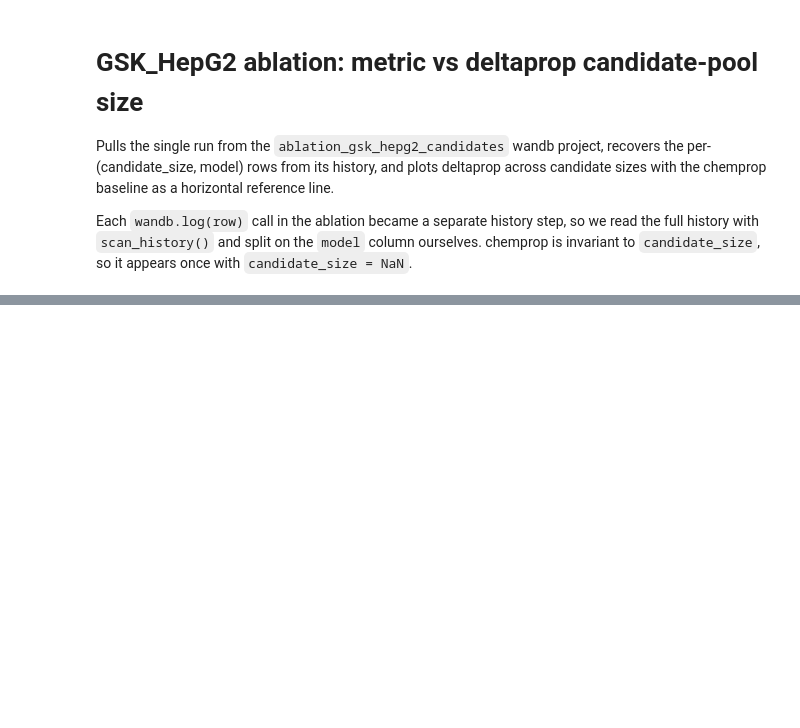
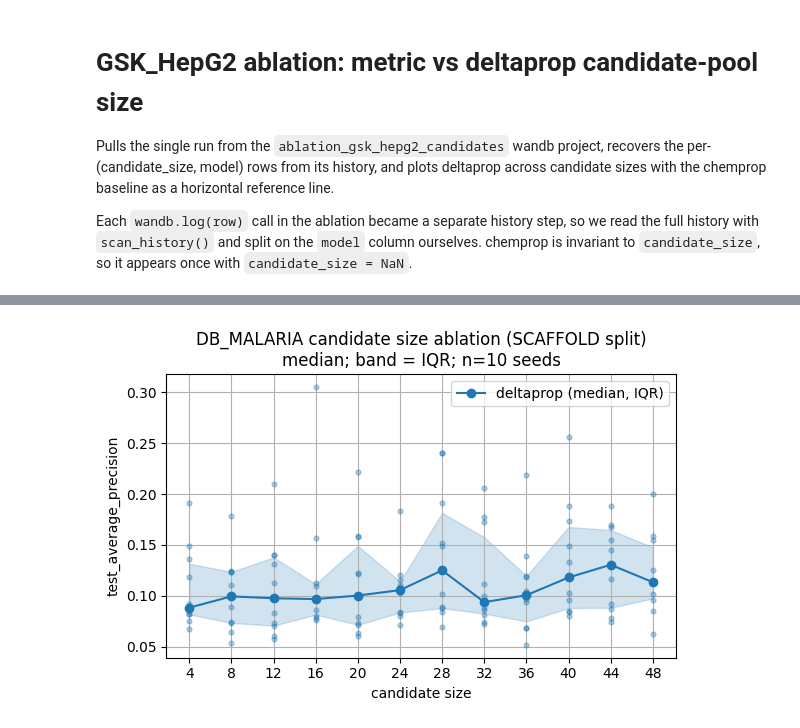
Before and after one commit to rahuldeve/delta, a Jupyter notebook: ablation/plot_db_malaria_candidate_ablation.ipynb, the cells around one changed output, grey strips where cells are left out. Saved outputs shown, nothing was run; the diff lists cells and outputs as text; code cells hidden in the pictures; blank space fills up the shorter version.

Commit message:
update plotting notebooks

```diff
--- a/ablation/plot_db_malaria_candidate_ablation.ipynb
+++ b/ablation/plot_db_malaria_candidate_ablation.ipynb
@@ -26,5 +29,7 @@ run.name, run.id
 # %%
-# Full, unsampled history -> one row per (candidate_size, model).
+# Full, unsampled history -> one row per (candidate_size, model, seed).
 df = pd.DataFrame(run.scan_history())
-df = df[["candidate_size", "model", "n_train", METRIC]].sort_values(["model", "candidate_size"])
+df = df[["candidate_size", "seed", "model", "n_train", METRIC]].sort_values(
+    ["model", "candidate_size", "seed"]
+)
 df
@@ -31,27 +50,76 @@ df
 # %%
-delta = df[df["model"] == "deltaprop"].sort_values("candidate_size")
-chemprop = df[df["model"] == "chemprop"]
+# Aggregate across seeds: median + IQR (Q1-Q3) per candidate size.
+# Average precision is mildly right-skewed across seeds, so the median is a more honest
+# summary of typical performance than the mean; raw seed points are overlaid for transparency.
+delta_rows = df[df["model"] == "deltaprop"]
+delta = (
+    delta_rows
+    .groupby("candidate_size")[METRIC]
+    .agg(
+        median="median",
+        q1=lambda s: s.quantile(0.25),
+        q3=lambda s: s.quantile(0.75),
+        count="count"
+    )
+    .reset_index()
+    .sort_values("candidate_size")
+)
+chemprop = df[df["model"] == "chemprop"][METRIC]
+n_seeds = delta_rows["seed"].nunique()
 
 fig, ax = plt.subplots(figsize=(6, 4))
 
-ax.plot(delta["candidate_size"], delta[METRIC], marker="o", label="deltaprop")
+# Median as a line, IQR (Q1-Q3) as a shaded band, raw seed points overlaid.
+(line,) = ax.plot(
+    delta["candidate_size"],
+    delta["median"],
+    marker="o",
+    label="deltaprop (median, IQR)",
+)
+color = line.get_color()
+ax.fill_between(
+    delta["candidate_size"],
+    delta["q1"],
+    delta["q3"],
+    color=color,
+    alpha=0.2,
+)
+ax.scatter(
+    delta_rows["candidate_size"],
+    delta_rows[METRIC],
+    color=color,
+    s=12,
+    alpha=0.35,
+    zorder=3,
+)
 
 # if len(chemprop):
 #     ax.axhline(
-#         chemprop[METRIC].iloc[0],
+#         chemprop.median(),
 #         color="gray",
 #         linestyle="--",
 #         label="chemprop (baseline)",
+#     )
+#     ax.fill_between(
+#         delta["candidate_size"],
+#         chemprop.quantile(0.25),
+#         chemprop.quantile(0.75),
+#         color="gray",
+#         alpha=0.15,
 #     )
 
 # ax.set_xscale("log", base=2)
 ax.set_xticks(delta["candidate_size"])
 ax.get_xaxis().set_major_formatter(plt.matplotlib.ticker.ScalarFormatter())
 ax.set_xlabel("candidate size")
 ax.set_ylabel(METRIC)
-ax.set_title("DB_MALARIA candidate size ablation (SCAFFOLD split)")
+ax.set_title(
+    f"DB_MALARIA candidate size ablation (SCAFFOLD split)\nmedian; band = IQR; n={n_seeds} seeds"
+)
 ax.grid(True)
 ax.legend()
 fig.tight_layout()
 # fig.savefig("gsk_hepg2_candidates_ablation.png", dpi=150)
 plt.show()
+# %% [output]
+[figure, added]
```
Also changed, not shown: parts of 3 cells of this notebook, 2 other files.
